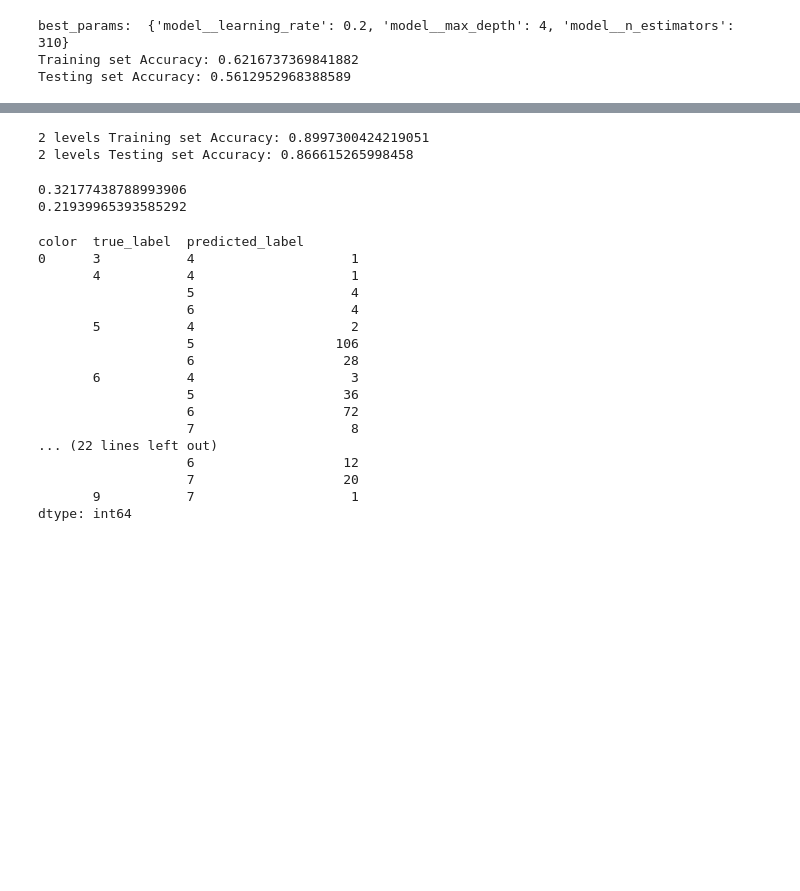
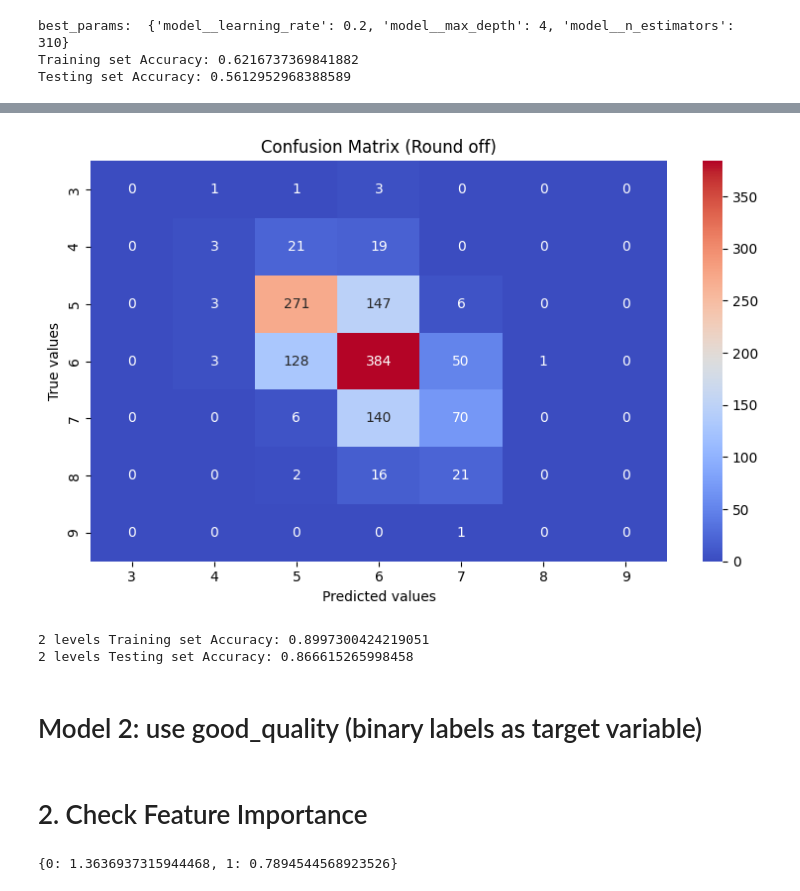
Before and after one commit to hea0516/wine_quality_regression_model, a Jupyter notebook: src/model_construction.ipynb, the cells around one changed output, grey strips where cells are left out. Saved outputs shown, nothing was run; the diff lists cells and outputs as text; code cells hidden in the pictures; blank space fills up the shorter version.

Commit message:
update processed data and model

```diff
--- a/src/model_construction.ipynb
+++ b/src/model_construction.ipynb
@@ -28,20 +31,16 @@ X, y = data.loc[:, data.columns != 'quality'], data.loc[:, data.columns == 'qual
 # %% [markdown]
 # 2. Check Feature Importance
 # %%
-class_weight = compute_class_weight(class_weight="balanced", classes=np.unique(y), y=y['quality'])
+class_weight = compute_class_weight(class_weight="balanced", classes=np.unique(y1), y=y1['quality'])
 class_weight_dict = {}
-for idx, quanlity in enumerate(np.unique(y)):
+for idx, quanlity in enumerate(np.unique(y1)):
     class_weight_dict[quanlity] = class_weight[idx]
 print(class_weight_dict)
 # %% [output]
 {3: 34.301587301587304, 4: 4.307641196013289, 5: 0.43379056540649047, 6: 0.3273746402060294, 7: 0.8583344366476897, 8: 4.798667653589933, 9: 185.22857142857143}
 # %%
 model = xgb.XGBRegressor()
-model.fit(X, y, sample_weight=y['quality'].map(class_weight_dict))
-
-# # Plot feature importances
-# xgb.plot_importance(model)
-# plt.show()
+model.fit(X, y1, sample_weight=y1['quality'].map(class_weight_dict))
 
 importances = model.feature_importances_
 
@@ -58,7 +57,7 @@ plt.tight_layout()
 # 3 Data Handling
 # %%
 # 3.1 Split data into training, validation and testing set
-X_train, X_test, y_train, y_test = train_test_split(X, y, stratify=y, test_size=0.2, random_state=9)
+X_train, X_test, y_train, y_test = train_test_split(X, y1, stratify=y1, test_size=0.2, random_state=9)
 # X_val, X_test, y_val, y_test = train_test_split(X_test, y_test, test_size=0.5, random_state=9)
 
 # 3.2 Convert the data into DMatrix, which is a data storage used by XGBoost Algorithm, optimized for both memory efficiency and training speed
@@ -75,7 +74,6 @@ X_test_scaled = scaler.transform(X_test)
 from sklearn.metrics import accuracy_score
 from sklearn.utils import compute_sample_weight
 from sklearn.metrics import make_scorer
-
 
 def weighted_accuracy_eval(y_pred, y_true, **kwargs):
     balanced_class_weights_eval = compute_sample_weight(
@@ -99,28 +97,20 @@ pipeline = Pipeline(
 # Define the cross-validation strategy
 cv = StratifiedKFold(n_splits=15, shuffle=True, random_state=9)
 
-
 grid = GridSearchCV(
     estimator = pipeline,
     param_grid = {
                     'model__n_estimators':np.arange(150,350,20),
-                    'model__learning_rate': np.arange(0.06,0.,0.02),
+                    'model__learning_rate': np.arange(0.06,0.21,0.02),
                     'model__max_depth': [4],
-                    # 'model__subsample': [0.8],
-                    # 'model__colsample_bytree': [0.8],
-                    # 'model__gamma': [0.3, 0.5, 0.7],
-                    # 'model__alpha': [0.3, 0.5, 0.7],
-                    # 'model__lambda': [1.2, 1.3],
-                    # 'model__min_child_weight': [5],
                 },
     n_jobs=-1,
-    scoring=weighted_accuracy_eval_skl,#"neg_mean_squared_error",
+    scoring=weighted_accuracy_eval_skl,
     cv=cv,
     verbose=3,
     error_score='raise'
 )
 
-
 grid.fit(X_train_scaled, y_train, selector__sample_weight=y_train_sample_weight, model__sample_weight=y_train_sample_weight)
 best_params = grid.best_params_
 # %% [output]
@@ -163,12 +175,16 @@ Testing set Accuracy: 0.5612952968388589
 # %%
 # Confusion matrix with seaborn Heatmap
 conf_matrix_1=confusion_matrix(y_test, rounded_test_y_pred)
 # Seaborn Heatmap
 plt.figure(figsize=(8,5))
 sns.heatmap(conf_matrix_1, annot=True, fmt="d", cmap='coolwarm', xticklabels=np.arange(3, 10, 1), yticklabels=np.arange(3, 10, 1))
 plt.title('Confusion Matrix (Round off)')
+plt.xlabel("Predicted values")
+plt.ylabel("True values")
 plt.tight_layout()
 plt.savefig("confusion_matrix_exact_level.png")
+# %% [output]
+[figure, added]
 # %%
 # Accuracy if we count it is one of two closest level
 
@@ -188,32 +204,15 @@ print("2 levels Testing set Accuracy: {}".format(test_correct/len(y_test)))
 # %% [output]
 2 levels Training set Accuracy: 0.8997300424219051
 2 levels Testing set Accuracy: 0.866615265998458
-# %%
-from sklearn.metrics import r2_score
-print(r2_score(y_test, test_pred_y))
-print(r2_score(y_test, rounded_test_y_pred))
-# %% [output]
-0.32177438788993906
-0.21939965393585292
-# %%
-compare_classes = np.vstack([np.array(X_test['color']).T, np.array(y_test).T, rounded_test_y_pred]).T
-df = pd.DataFrame(data=compare_classes, columns=["color", "true_label", "predicted_label"])
-df.groupby(["color", "true_label", "predicted_label"]).size()
-# %% [output]
-color  true_label  predicted_label
-0      3           4                    1
-       4           4                    1
-                   5                    4
-                   6                    4
-       5           4                    2
-                   5                  106
-                   6                   28
-       6           4                    3
-                   5                   36
-                   6                   72
-                   7                    8
-... (22 lines left out)
-                   6                   12
-                   7                   20
-       9           7                    1
-dtype: int64
+# %% [markdown]
+# Model 2: use good_quality (binary labels as target variable)
+# %% [markdown]
+# 2. Check Feature Importance
+# %%
+class_weight = compute_class_weight(class_weight="balanced", classes=np.unique(y2), y=y2['good_quality'])
+class_weight_dict = {}
+for idx, quanlity in enumerate(np.unique(y2)):
+    class_weight_dict[quanlity] = class_weight[idx]
+print(class_weight_dict)
+# %% [output]
+{0: 1.3636937315944468, 1: 0.7894544568923526}
```
Also changed, not shown: parts of 19 cells of this notebook, 3 other files.
